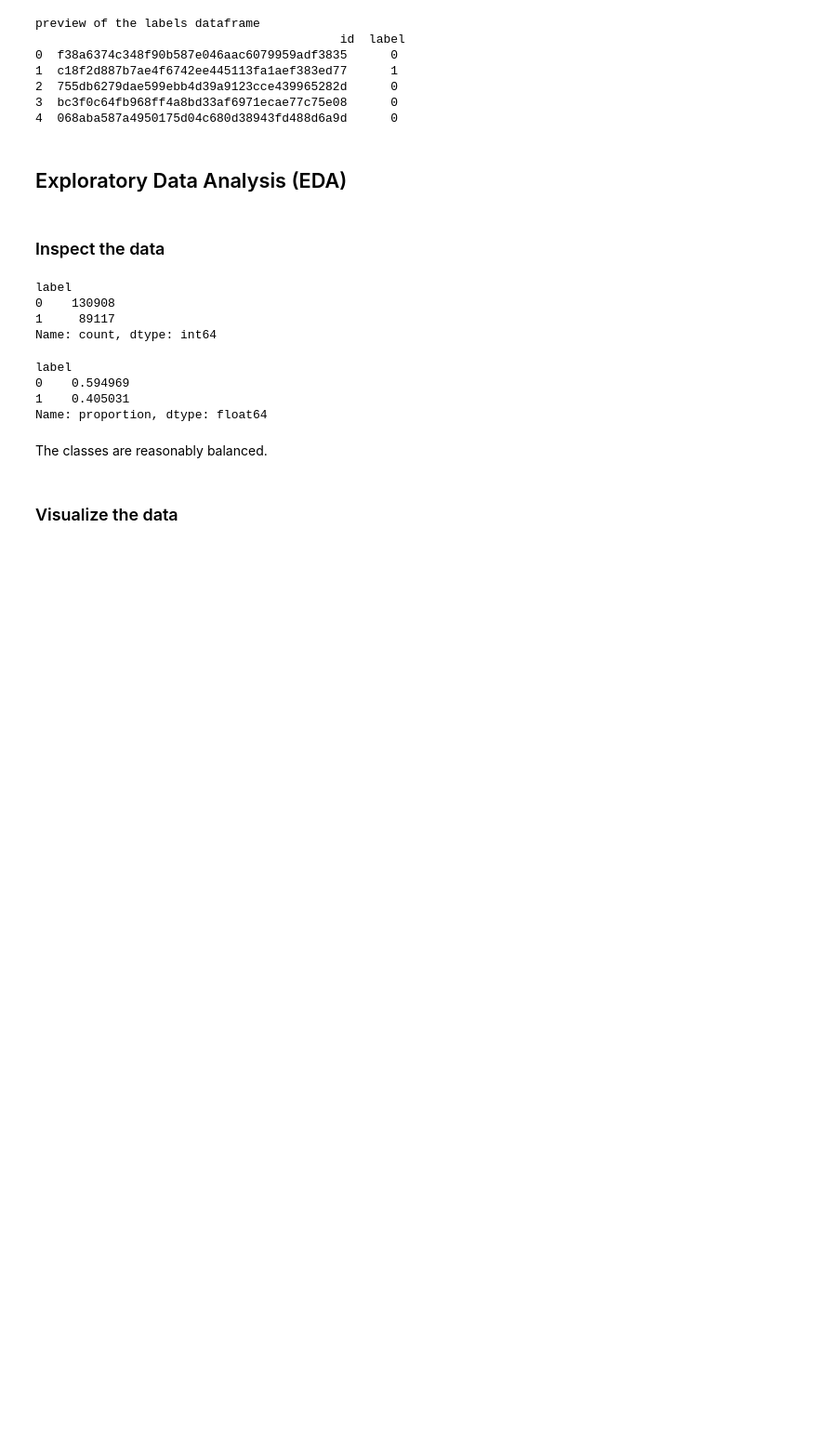
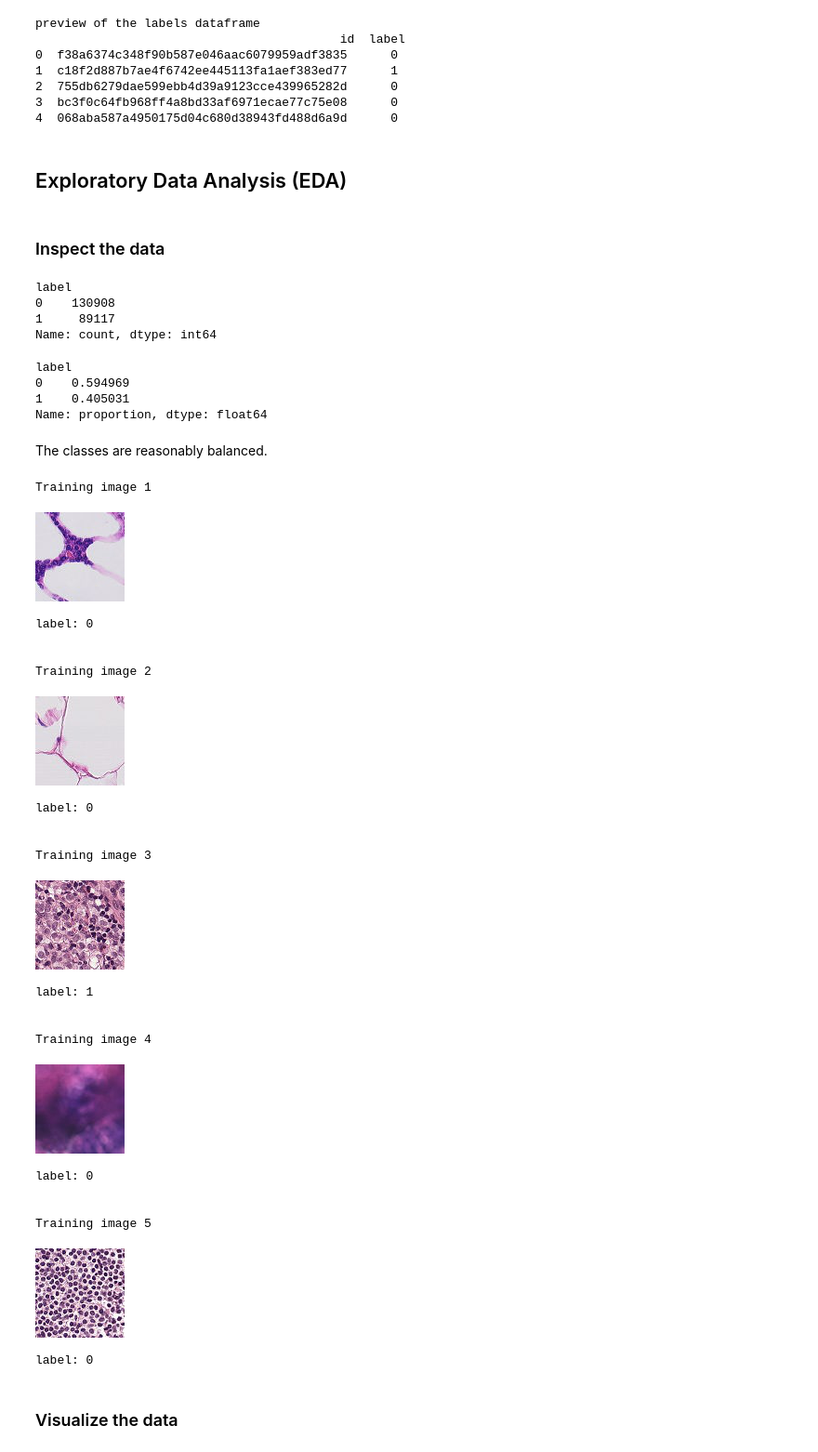
Before and after one commit to EnergizeStatistics/csca5642week3, a Jupyter notebook: week3.ipynb, the cells around one changed output. Shown: that part at 93% size. Saved outputs shown, nothing was run; the diff lists cells and outputs as text; code cells hidden in the pictures; blank space fills up the shorter version.

```diff
--- a/week3.ipynb
+++ b/week3.ipynb
@@ -56,17 +52,3 @@ number of training files 220025
 number of test files 57458
 # %% [markdown]
 ### Image dimension and data dimension
-# %%
-def find_image_size(image_dir, image_list):
-    sample_image = image_list[0]
-
-    # Open and display the sample image
-    with Image.open(os.path.join(image_dir, sample_image)) as img:
-        display(img)
-        img_width, img_height = img.size
-
-    return img_width, img_height
-
-print('Training image sample')
-img_width, img_height = find_image_size(train_dir, train_images)
-print(f"Training image size: {img_width}, {img_height}")
@@ -76,0 +55,6 @@ Training image size: 96, 96
+# %%
+sample_train_image = train_images[0]
+with Image.open(os.path.join(train_dir, sample_train_image)) as img:
+    img_width, img_height = img.size
+print(f'training image width: {img_width}')
+print(f'training image height: {img_height}')
@@ -112,6 +99,44 @@ label
 Name: proportion, dtype: float64
 # %% [markdown]
 The classes are reasonably balanced.
+# %%
+def display_image_with_label(image_dir, image_list, idx):
+    sample_image = image_list[idx]
+    fn = sample_image.replace('.tif', '')
+
+    # Open and display the sample image
+    with Image.open(os.path.join(image_dir, sample_image)) as img:
+        display(img)
+    print(f"label: {y.loc[y['id']==fn, 'label'].item()}")
+# %%
+for i in range(5):
+    print(f'Training image {i+1}')
+    display_image_with_label(train_dir, train_images, i)
+    print('\n')
+# %% [output]
+Training image 1
+[figure, added]
+label: 0
+
+
+Training image 2
+[figure, added]
+label: 0
+
+
+Training image 3
+[figure, added]
+label: 1
+
+
+Training image 4
+[figure, added]
+label: 0
+
+
+Training image 5
+[figure, added]
+label: 0
 # %% [markdown]
 ### Visualize the data
 # %%
```
Also changed, not shown: parts of 20 cells of this notebook, 1 other file.
